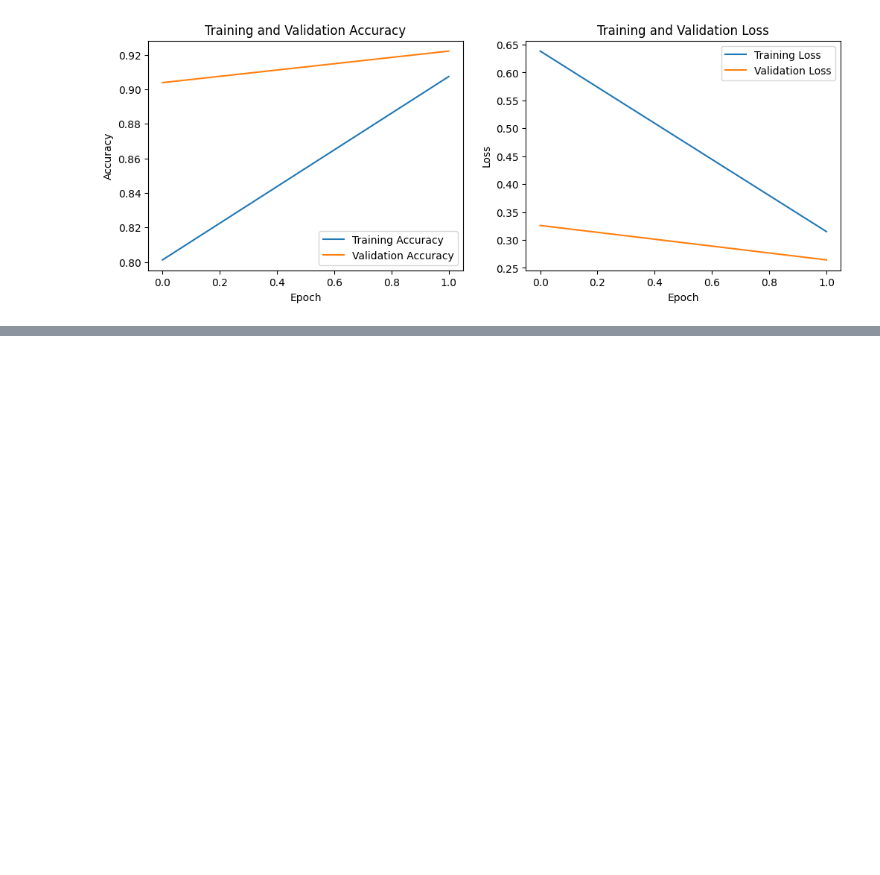
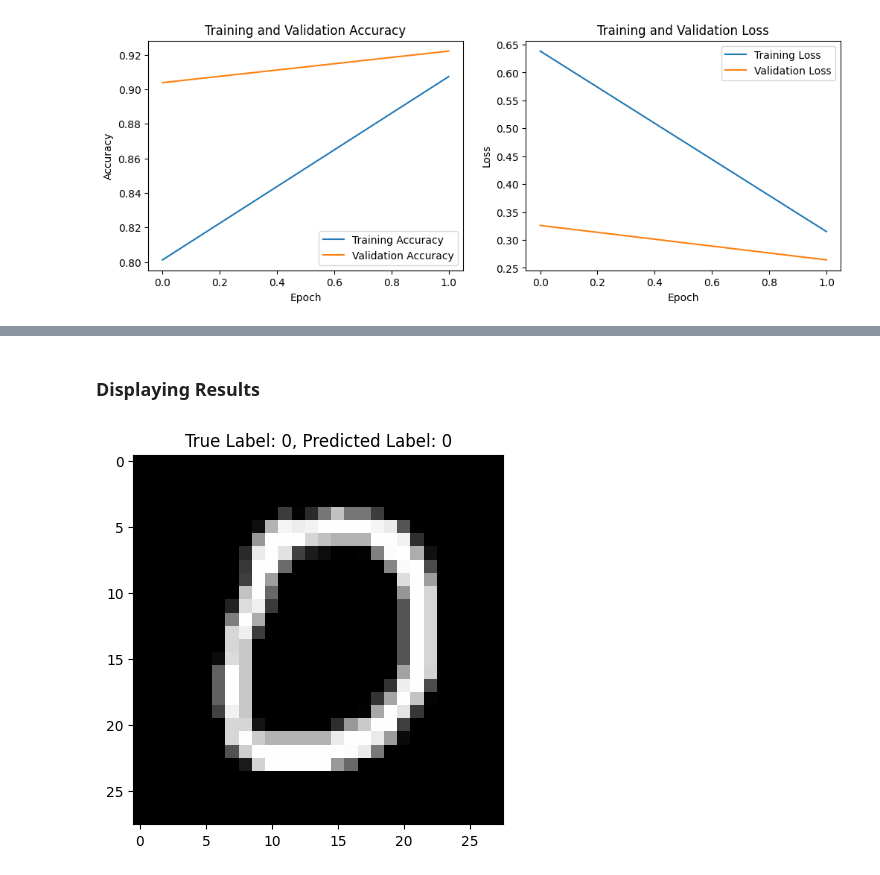
Before and after one commit to saimboxer/TensorFlow, a Jupyter notebook: Neural_Network.ipynb, the cells around one changed output, grey strips where cells are left out. Drawn from its saved outputs; the diff is of its cells as text; code cells hidden in the pictures; blank space fills up the shorter version.

```diff
--- a/Neural_Network.ipynb
+++ b/Neural_Network.ipynb
@@ -385,0 +408,9 @@ Epoch 2/2
+# %% [markdown]
+### Displaying Results
+# %%
+# Display the first test image
+plt.imshow(x_test[10].reshape(28, 28), cmap='gray')
+plt.title(f"True Label: {y_test[10]}, Predicted Label: {np.argmax(predictions[10])}")
+plt.show()
+# %% [output]
+[figure, added]
```
Also changed, not shown: parts of 13 cells of this notebook, 3 other files.
